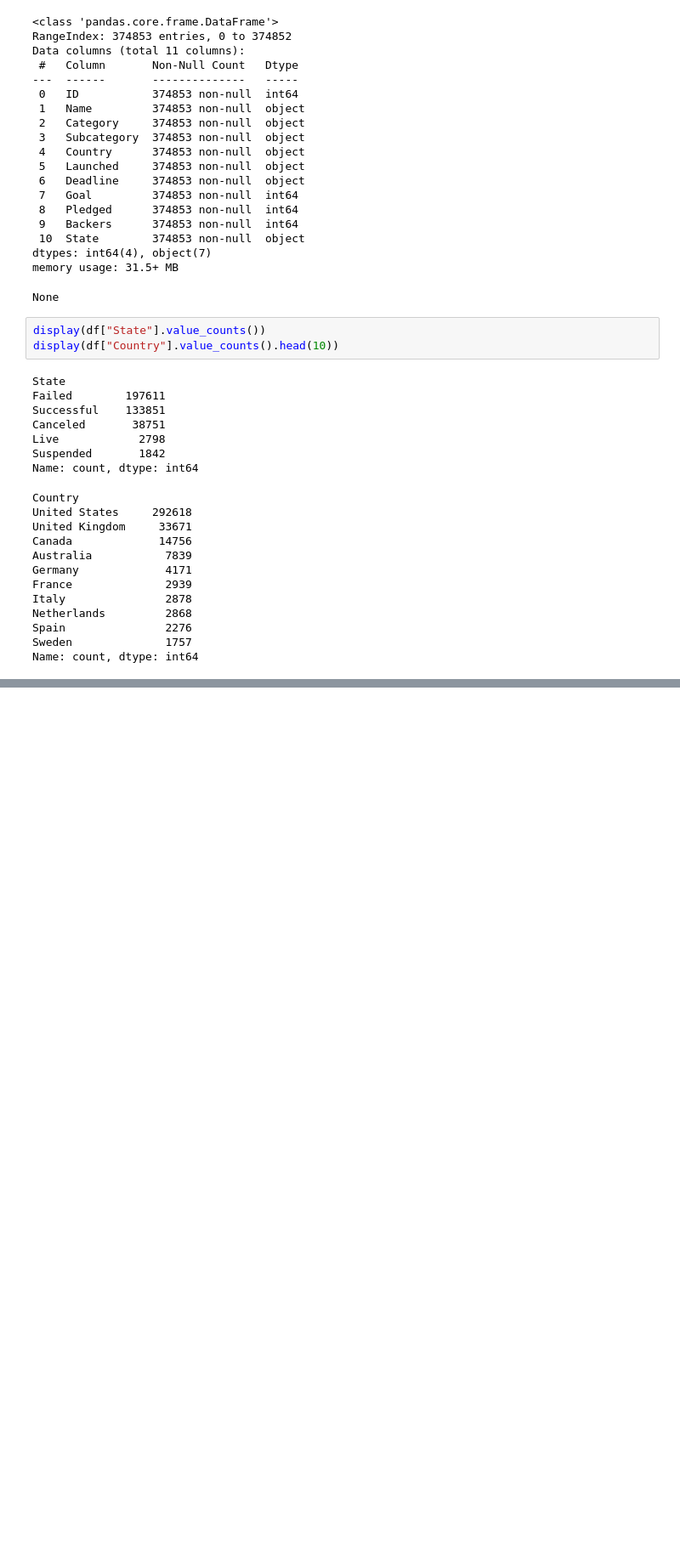
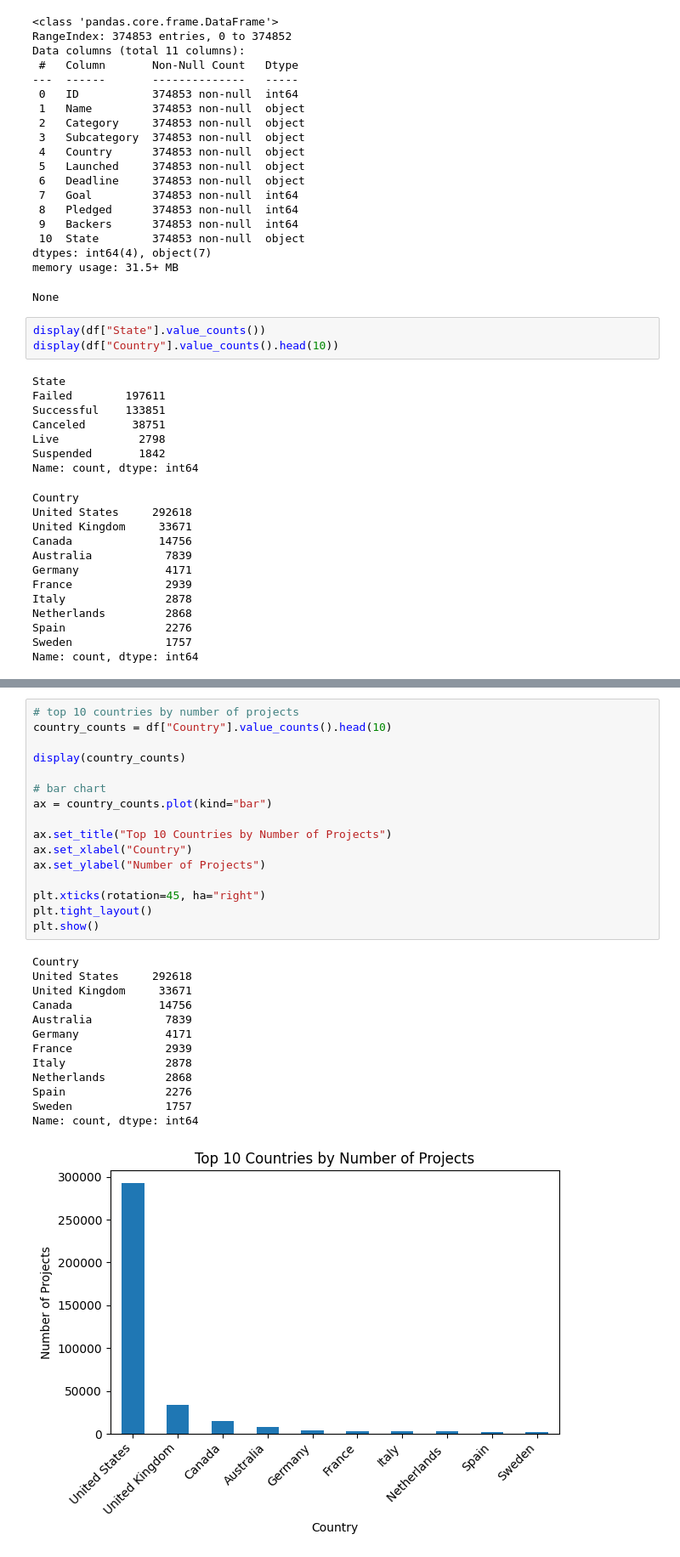
Before and after one commit to xiolt-la/kickstarter-country-success-analysis, a Jupyter notebook: notebooks/01_eda_country_overview.ipynb, the cells around one changed output, grey strips where cells are left out. Shown at 85% size. Cells and saved outputs as stored; diff of their text form; blank space fills up the shorter version.

```diff
--- a/notebooks/01_eda_country_overview.ipynb
+++ b/notebooks/01_eda_country_overview.ipynb
@@ -64,0 +131,30 @@ Name: count, dtype: int64
+# %%
+# top 10 countries by number of projects
+country_counts = df["Country"].value_counts().head(10)
+
+display(country_counts)
+
+# bar chart
+ax = country_counts.plot(kind="bar")
+
+ax.set_title("Top 10 Countries by Number of Projects")
+ax.set_xlabel("Country")
+ax.set_ylabel("Number of Projects")
+
+plt.xticks(rotation=45, ha="right")
+plt.tight_layout()
+plt.show()
+# %% [output]
+Country
+United States     292618
+United Kingdom     33671
+Canada             14756
+Australia           7839
+Germany             4171
+France              2939
+Italy               2878
+Netherlands         2868
+Spain               2276
+Sweden              1757
+Name: count, dtype: int64
+[figure, added]
```
Also changed, not shown: parts of 7 cells of this notebook.
